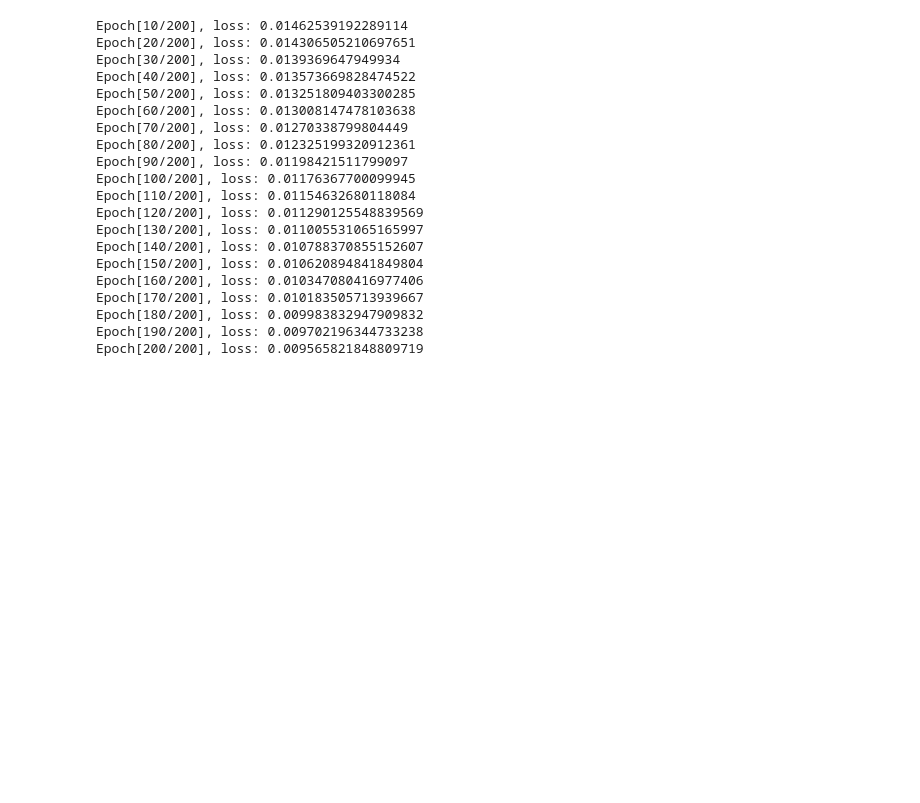
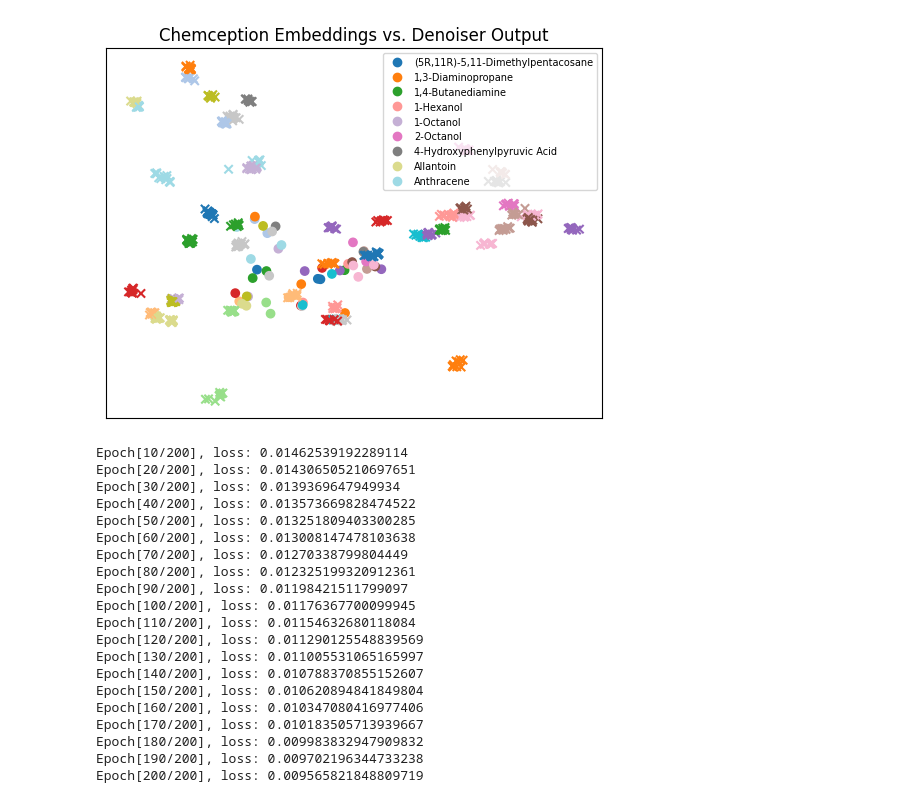
Before and after one commit to CateMerfeld/mass_spec, a Jupyter notebook: single_model/denoiser.ipynb, the cells around one changed output. Saved outputs shown, nothing was run; the diff lists cells and outputs as text; code cells hidden in the pictures; blank space fills up the shorter version.

```diff
--- a/single_model/denoiser.ipynb
+++ b/single_model/denoiser.ipynb
@@ -329,3 +375,9 @@ plot_emb_pca(embeddings, output_embeddings, output_labels)
+# %%
+output_embeddings = [vec[-512:].detach().numpy() for vec in model_output]
+output_unnormalized = torch.tensor(output_embeddings) * torch.norm(torch.tensor(output_embeddings), p=2)
+plot_emb_pca(embeddings, output_unnormalized, output_labels)
+# %% [output]
+[figure, added]
 # %%
 denoiser_path = '/home/cmdunham/mass_spec/mass_spec_repo/models/denoiser.pth'
 torch.save(denoiser.state_dict(), denoiser_path)
```
Also changed, not shown: parts of 5 cells of this notebook, 2 other files.
